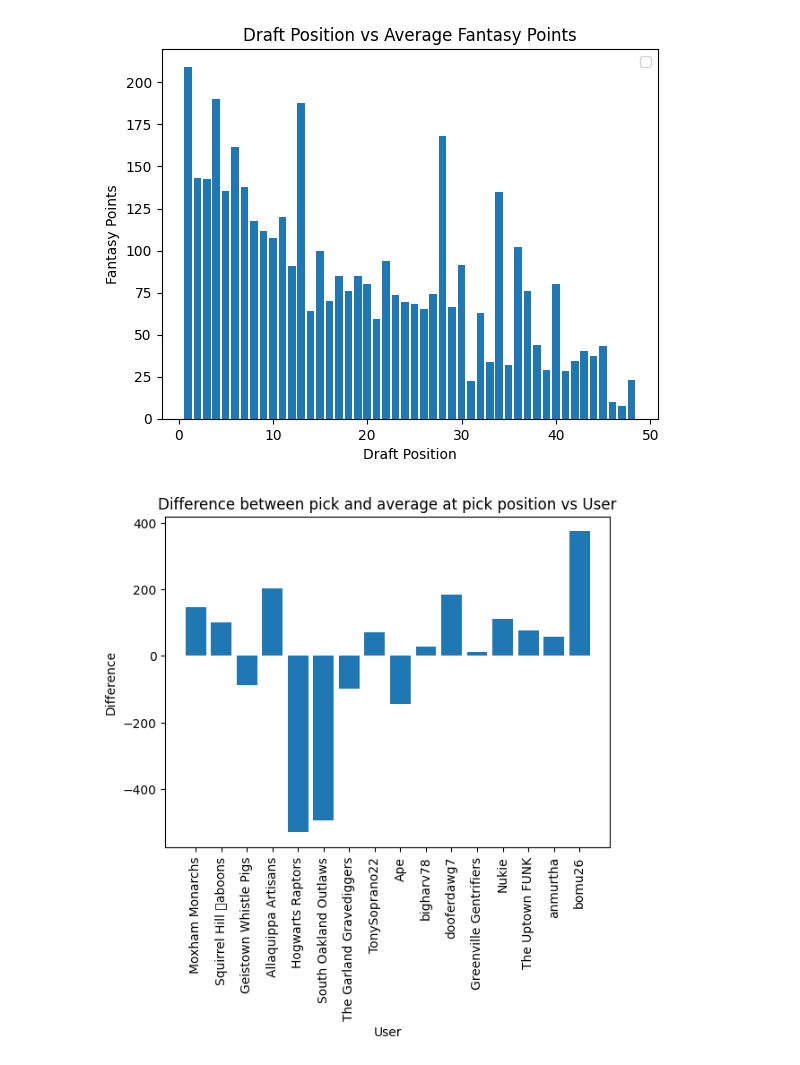
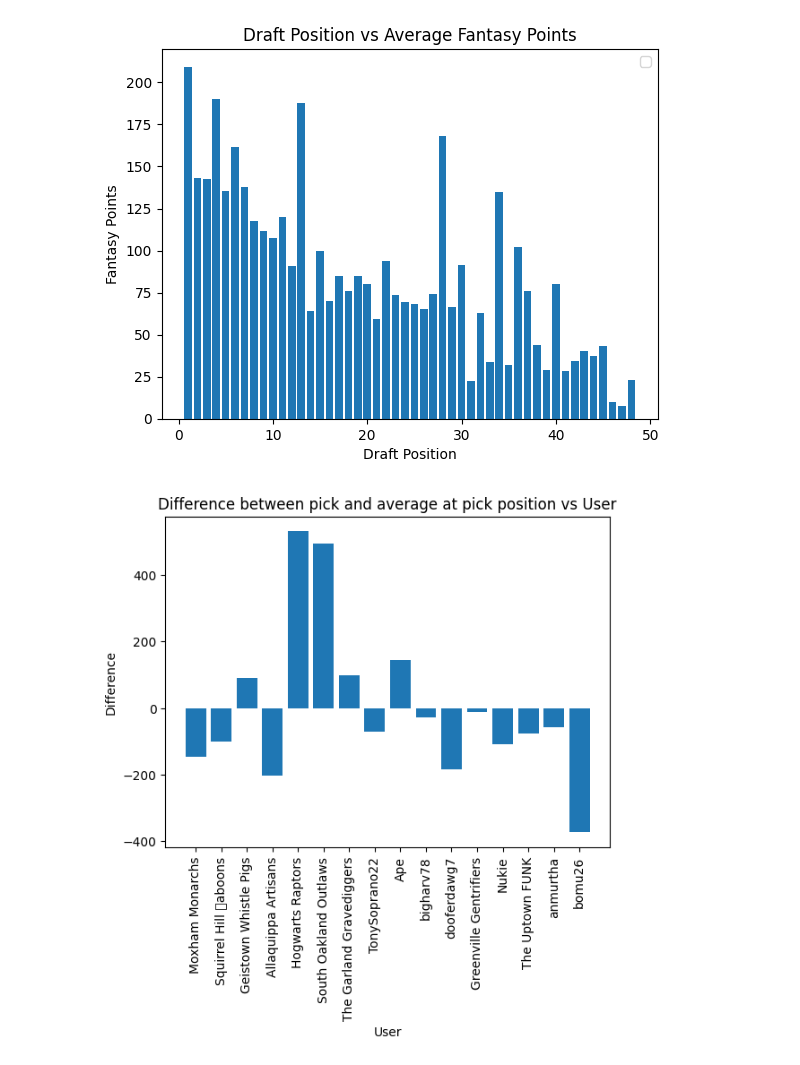
Before and after one commit to spbirus/dynasty_draft_rankings, a Jupyter notebook: rankings.ipynb, the cells around one changed output. Saved outputs shown, nothing was run; the diff lists cells and outputs as text; code cells hidden in the pictures.

Commit message:
Update user chart and add raw data

```diff
--- a/rankings.ipynb
+++ b/rankings.ipynb
@@ -292,32 +291,32 @@ def find_players_fpts_avg_by_userid(user_id, draft_data):
     return [{'avg_fpts': d['avg_fpts'], 'draft_pos': d['draft_pos'], 'player_id': d['id']} for d in draft_data if str(d['drafted_by_id']) == str(user_id)]
 
 for u in user_avg_data:
     u['data'] = []
     u['data'].extend(find_players_fpts_avg_by_userid(u['user_id'], draft_2020_data))
     u['data'].extend(find_players_fpts_avg_by_userid(u['user_id'], draft_2021_data))
     u['data'].extend(find_players_fpts_avg_by_userid(u['user_id'], draft_2022_data))
     u['data'].extend(find_players_fpts_avg_by_userid(u['user_id'], draft_2023_data))
     u['data'].extend(find_players_fpts_avg_by_userid(u['user_id'], draft_2024_data))
 
     # calculate the user's stdev from the expected
     u['difference_data'] = []
     for idx, d in enumerate(u['data']):
-        dif = avg_fpts_per_pick_data[d['draft_pos'] - 1] - d['avg_fpts']
+        dif = d['avg_fpts'] - avg_fpts_per_pick_data[d['draft_pos'] - 1]
         u['difference_data'].append({'draft_pos': d['draft_pos'], 'difference': dif, 'player_id': d['player_id']})
 
 # calculate total sum of difference
 net_user_avg_draft_values = []
 net_user_avg_draft_names = []
 for u in user_avg_data:
     net_user_avg_draft_values.append(sum([d['difference'] for d in u['difference_data']]))
     net_user_avg_draft_names.append(u['team_name'])
 
 # graph
 plt.bar(net_user_avg_draft_names,net_user_avg_draft_values)
 plt.xlabel('User')
 plt.ylabel('Difference')
 plt.xticks(rotation=90)
 plt.title('Difference between pick and average at pick position vs User')
 plt.show()
 # %% [output]
-[figure, old version]
+[figure, new version]
```
Also changed, not shown: parts of 3 cells of this notebook, 2 other files.
